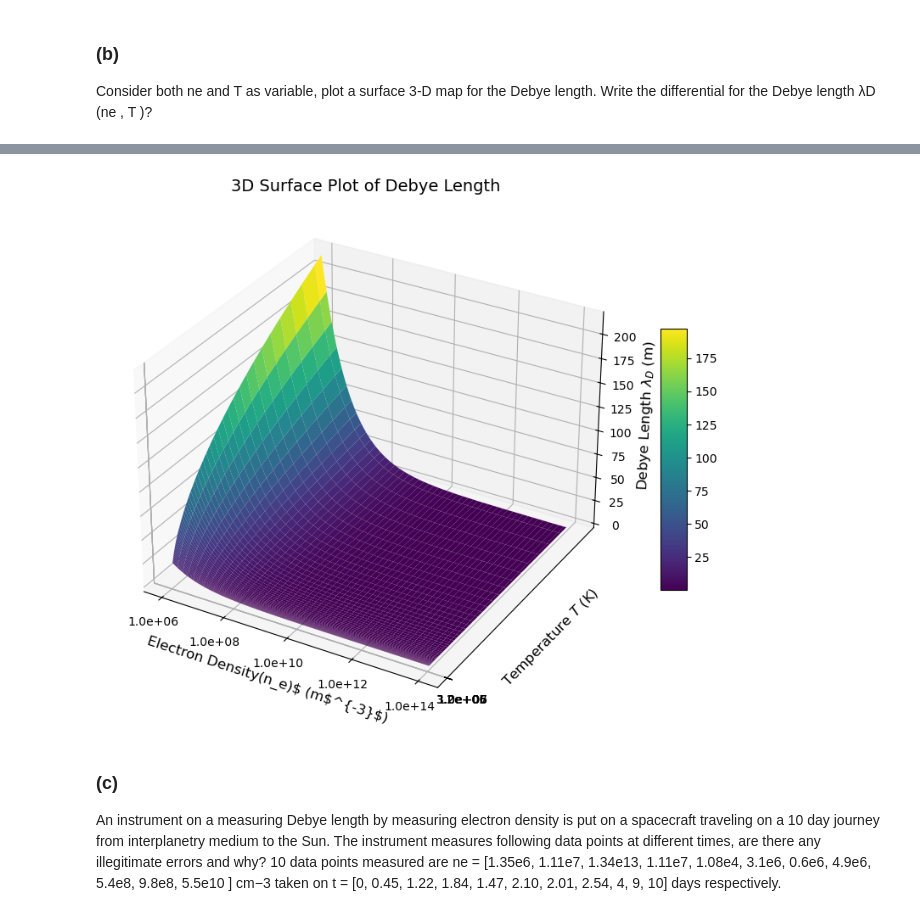
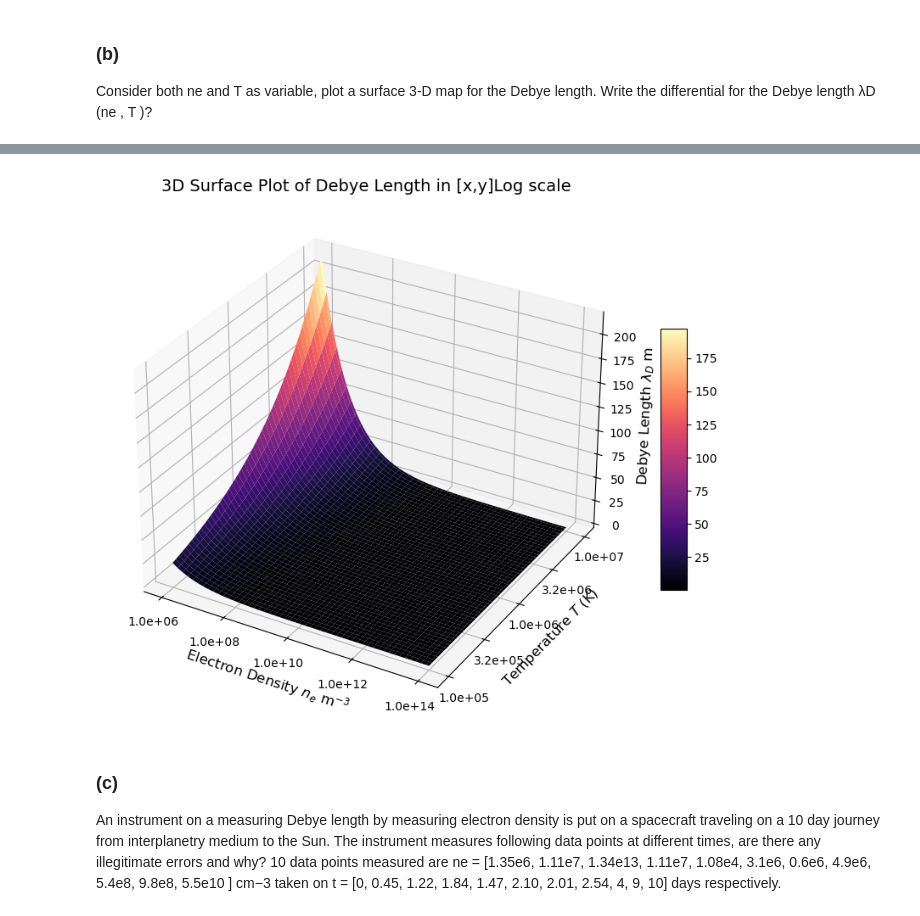
Before and after one commit to ashwin-r-k/IITK_notebooks, a Jupyter notebook: SPA631M Statistics/HW1.ipynb, the cells around one changed output, grey strips where cells are left out. Saved outputs shown, nothing was run; the diff lists cells and outputs as text; code cells hidden in the pictures.

```diff
--- a/SPA631M Statistics/HW1.ipynb
+++ b/SPA631M Statistics/HW1.ipynb
@@ -71,36 +74,35 @@ plt.show()
 # %%
-from matplotlib.ticker import LogLocator
 
 fig = plt.figure(figsize=(10, 8))
 ax = fig.add_subplot(111, projection='3d')
 
 log_ne_grid = np.log10(ne_grid)
 log_T_grid = np.log10(T_grid)
 
-surf = ax.plot_surface(log_ne_grid, T_grid, debye_radius_grid, cmap='viridis')
+surf = ax.plot_surface(log_ne_grid, log_T_grid, debye_radius_grid, cmap='magma')
 
-ax.set_xlabel('Electron Density(n_e)$ (m$^{-3}$)', fontsize=12)
-ax.set_ylabel('Temperature $T$ (K)', fontsize=12)
-ax.set_zlabel('Debye Length $\\lambda_D$ (m)', fontsize=12)
-ax.set_title('3D Surface Plot of Debye Length', fontsize=14)
+ax.set_xlabel(r'Electron Density $n_e$ m$^{-3}$', fontsize=12)
+ax.set_ylabel(r'Temperature $T$ (K)', fontsize=12)
+ax.set_zlabel(r'Debye Length $\lambda_D$ m', fontsize=12)
+ax.set_title(r'3D Surface Plot of Debye Length in [x,y]Log scale', fontsize=14)
 
 original_ne_ticks = np.logspace(6,14, 5)
 original_T_ticks = np.logspace(5,7, 5)
 
 log_ne_ticks = np.log10(original_ne_ticks)
 log_T_ticks = np.log10(original_T_ticks)
 
 
 ax.set_xticks(log_ne_ticks)
 ax.set_xticklabels([f'{val:.1e}' for val in original_ne_ticks])
 
 ax.set_yticks(log_T_ticks)
 ax.set_yticklabels([f'{val:.1e}' for val in original_T_ticks])
 
 plt.colorbar(surf, shrink=0.5, aspect=10)
 plt.show()
 # %% [output]
-[figure, old version]
+[figure, new version]
 # %% [markdown]
 
 ### (c)
```
Also changed, not shown: parts of 12 cells of this notebook, 2 other files.
